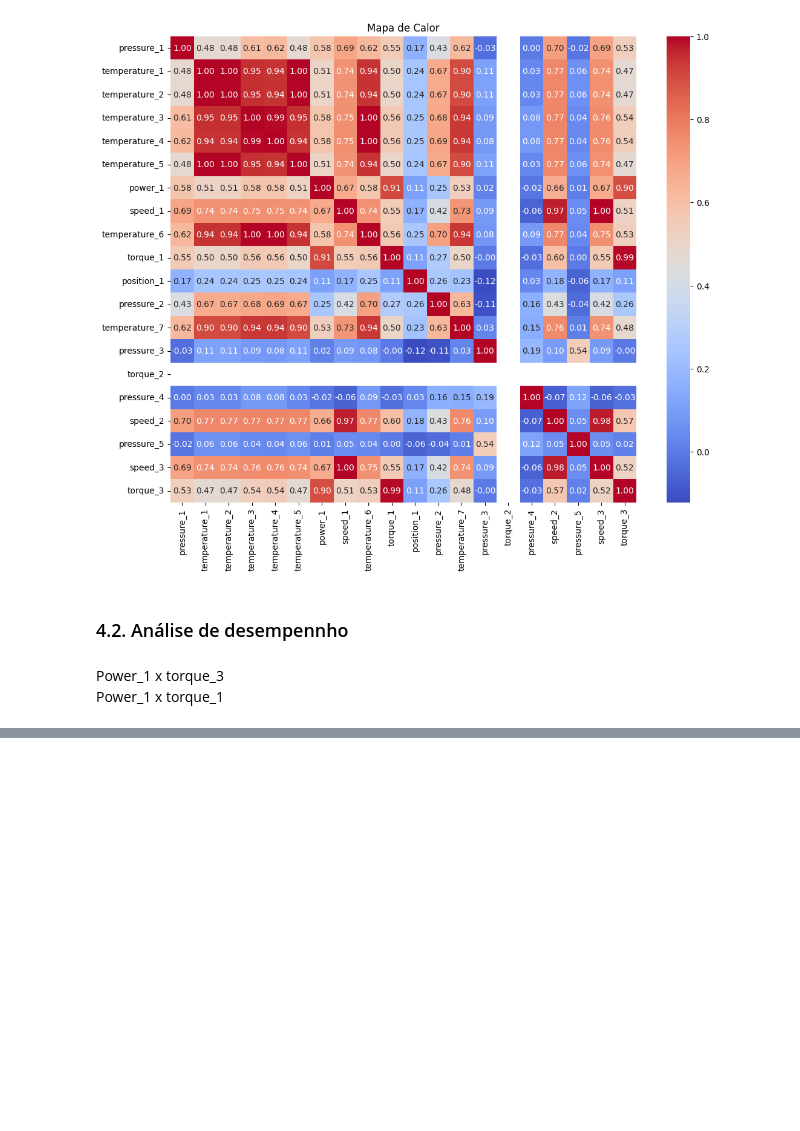
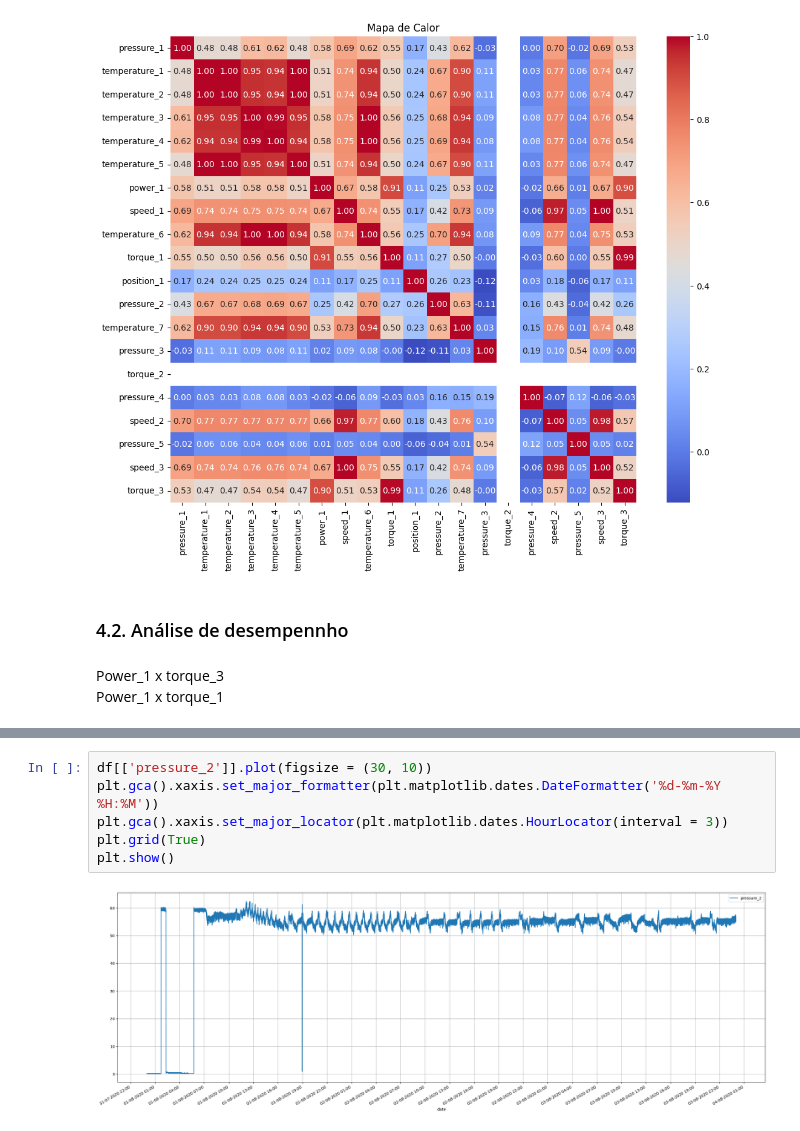
Before and after one commit to CesarSotnas/Analise_Tecnica_RIO_Analytics, a Jupyter notebook: analise_exploratoria.ipynb, the cells around one changed output, grey strips where cells are left out. Saved outputs shown, nothing was run; the diff lists cells and outputs as text; blank space fills up the shorter version.

```diff
--- a/analise_exploratoria.ipynb
+++ b/analise_exploratoria.ipynb
@@ -212,0 +244,8 @@ Power_1 x torque_1
+# %%
+df[['pressure_2']].plot(figsize = (30, 10))
+plt.gca().xaxis.set_major_formatter(plt.matplotlib.dates.DateFormatter('%d-%m-%Y %H:%M'))
+plt.gca().xaxis.set_major_locator(plt.matplotlib.dates.HourLocator(interval = 3))
+plt.grid(True)
+plt.show()
+# %% [output]
+[figure, added]
```
Also changed, not shown: parts of 8 cells of this notebook.
